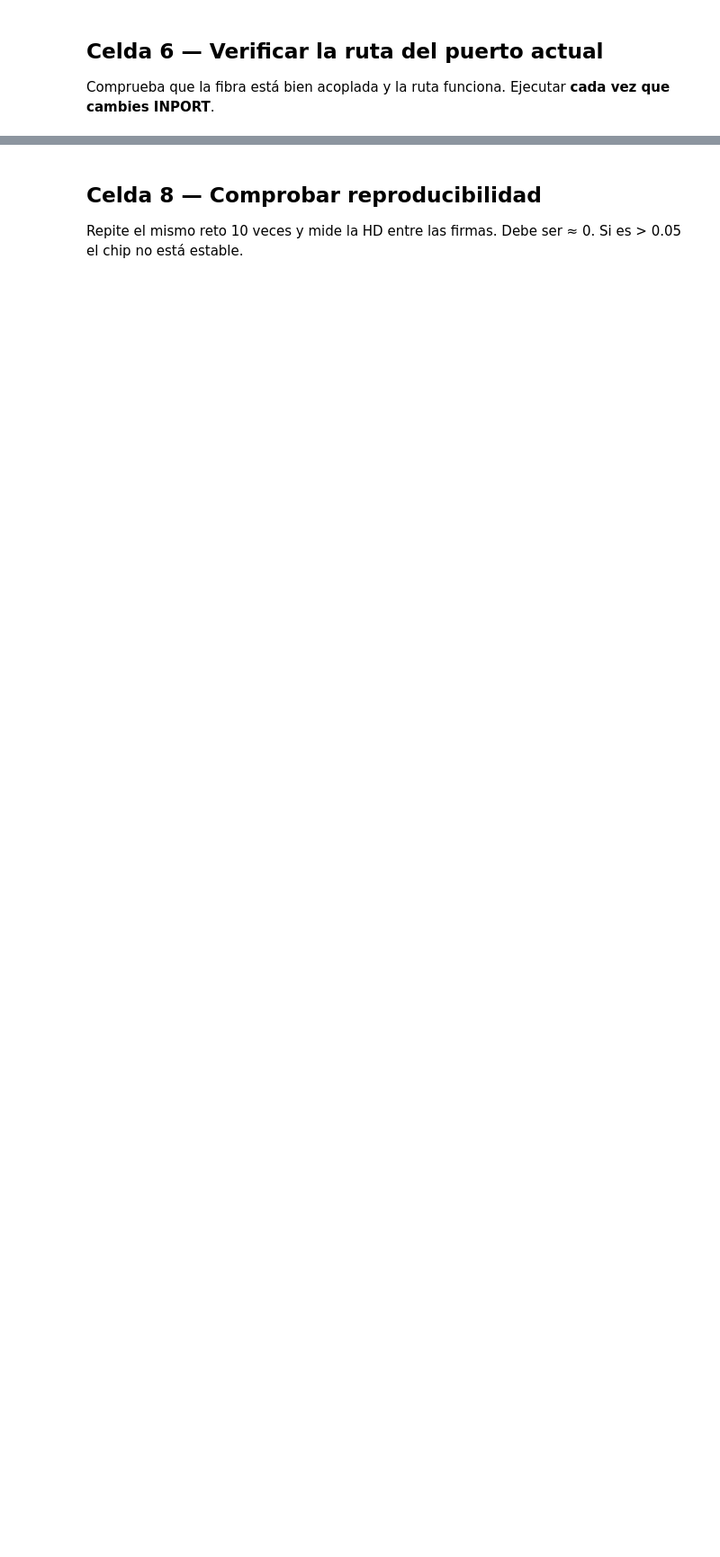
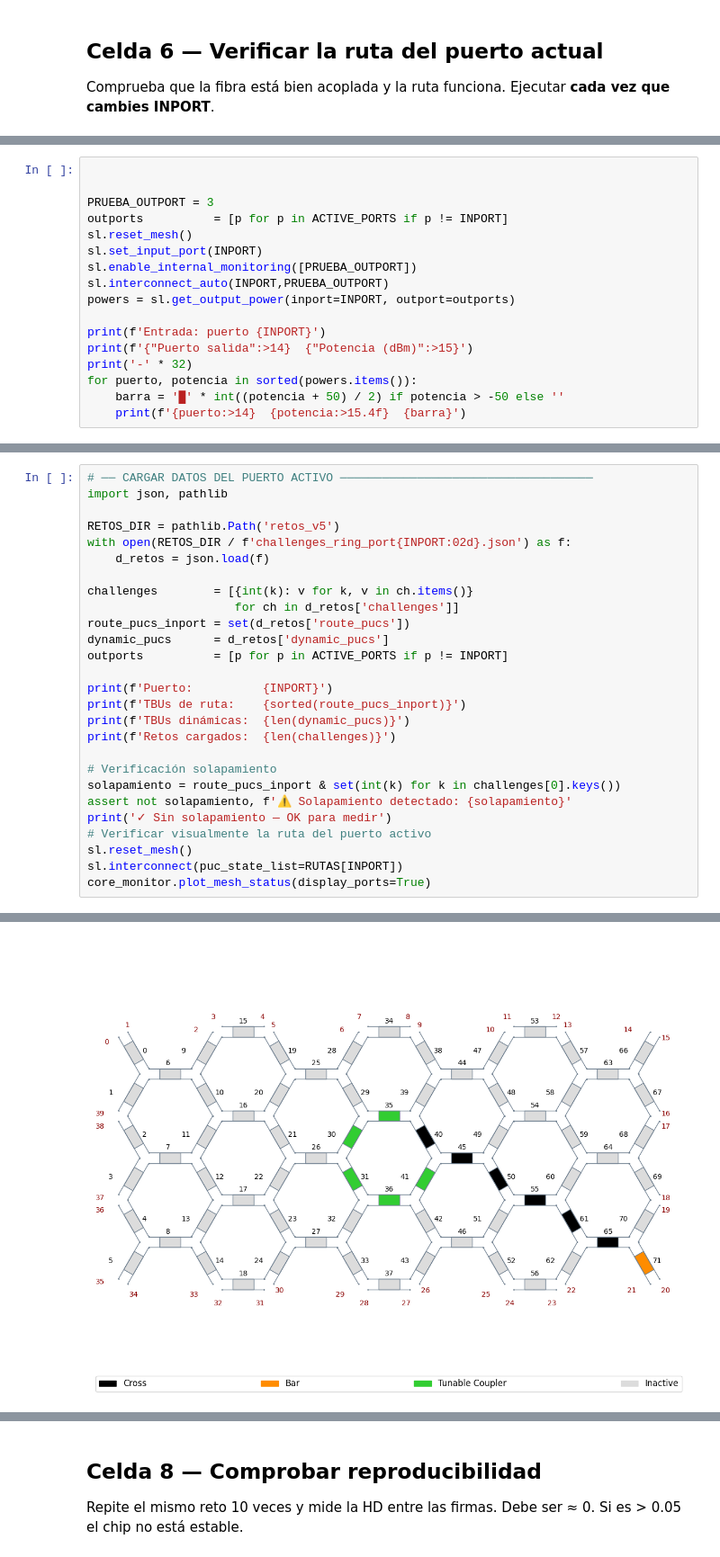
Before and after one commit to oxelarnal/smartlight_lab, a Jupyter notebook: lab_puf.ipynb, the cells around one changed output, grey strips where cells are left out. Shown at 90% size. Drawn from its saved outputs; the diff is of its cells as text; blank space fills up the shorter version.

```diff
--- a/lab_puf.ipynb
+++ b/lab_puf.ipynb
@@ -341,0 +750,17 @@ Ejecutar **una vez por cada puerto**. El progreso se muestra en tiempo real.
+# %%
+
+
+PRUEBA_OUTPORT = 3
+outports          = [p for p in ACTIVE_PORTS if p != INPORT]
+sl.reset_mesh()
+sl.set_input_port(INPORT)
+sl.enable_internal_monitoring([PRUEBA_OUTPORT])
+sl.interconnect_auto(INPORT,PRUEBA_OUTPORT)
+powers = sl.get_output_power(inport=INPORT, outport=outports)
+
+print(f'Entrada: puerto {INPORT}')
+print(f'{"Puerto salida":>14}  {"Potencia (dBm)":>15}')
+print('-' * 32)
+for puerto, potencia in sorted(powers.items()):
+    barra = '█' * int((potencia + 50) / 2) if potencia > -50 else ''
+    print(f'{puerto:>14}  {potencia:>15.4f}  {barra}')
@@ -341,0 +785,28 @@ Ejecutar **una vez por cada puerto**. El progreso se muestra en tiempo real.
+# %%
+# ── CARGAR DATOS DEL PUERTO ACTIVO ────────────────────────────────────
+import json, pathlib
+
+RETOS_DIR = pathlib.Path('retos_v5')
+with open(RETOS_DIR / f'challenges_ring_port{INPORT:02d}.json') as f:
+    d_retos = json.load(f)
+
+challenges        = [{int(k): v for k, v in ch.items()}
+                     for ch in d_retos['challenges']]
+route_pucs_inport = set(d_retos['route_pucs'])
+dynamic_pucs      = d_retos['dynamic_pucs']
+outports          = [p for p in ACTIVE_PORTS if p != INPORT]
+
+print(f'Puerto:          {INPORT}')
+print(f'TBUs de ruta:    {sorted(route_pucs_inport)}')
+print(f'TBUs dinámicas:  {len(dynamic_pucs)}')
+print(f'Retos cargados:  {len(challenges)}')
+
+# Verificación solapamiento
+solapamiento = route_pucs_inport & set(int(k) for k in challenges[0].keys())
+assert not solapamiento, f'⚠ Solapamiento detectado: {solapamiento}'
+print('✓ Sin solapamiento — OK para medir')
+# Verificar visualmente la ruta del puerto activo
+sl.reset_mesh()
+sl.interconnect(puc_state_list=RUTAS[INPORT])
+core_monitor.plot_mesh_status(display_ports=True)
+# %% [output]
@@ -341,0 +818 @@ Ejecutar **una vez por cada puerto**. El progreso se muestra en tiempo real.
+[figure, added]
```
Also changed, not shown: parts of 46 cells of this notebook.
